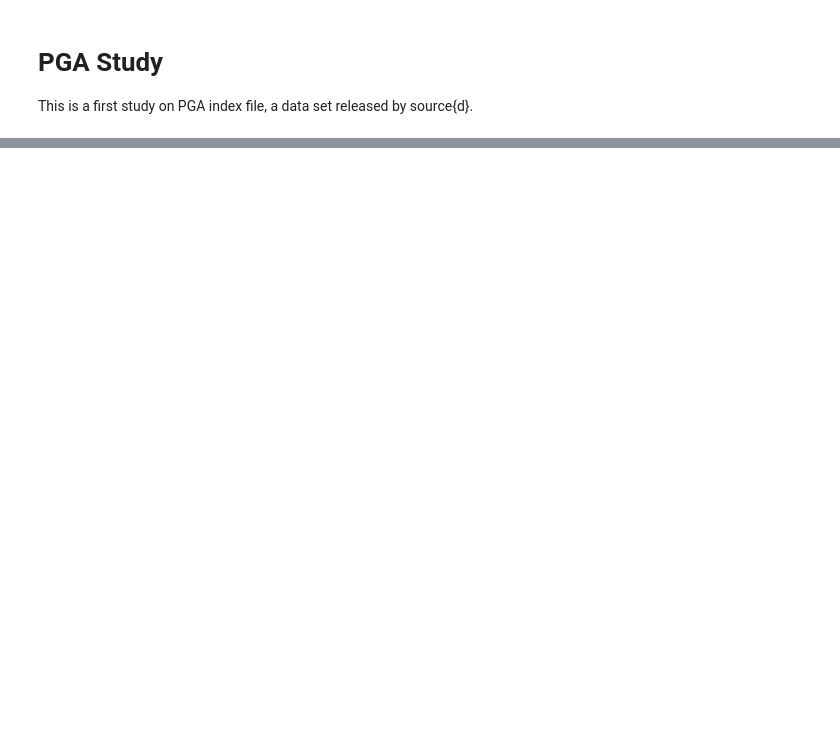
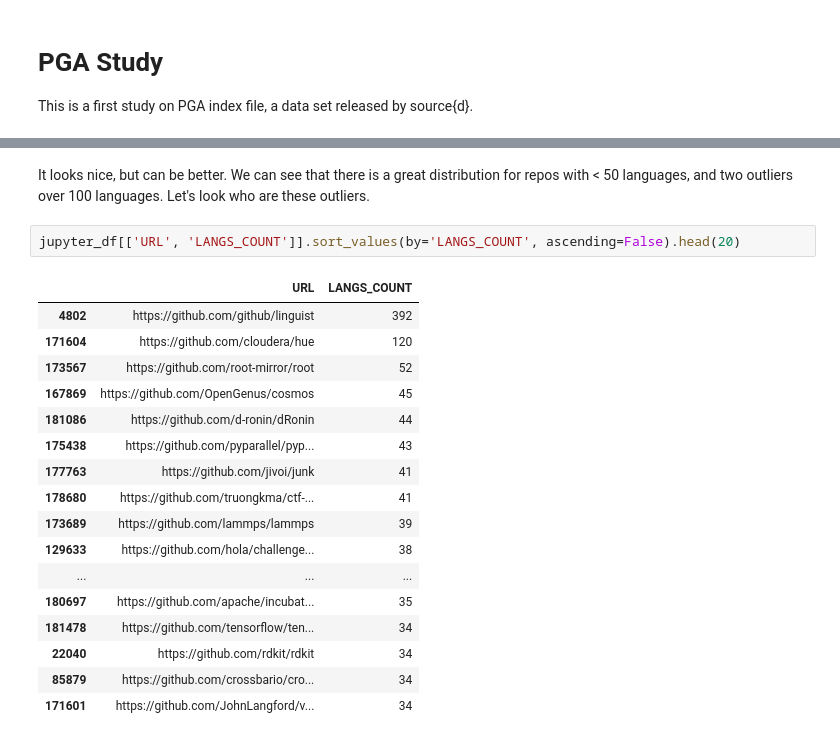
Before and after one commit to gomesfernanda/PGA_study, a Jupyter notebook: PGA_study.ipynb, the cells around one changed output, grey strips where cells are left out. Drawn from its saved outputs; the diff is of its cells as text; blank space fills up the shorter version.

```diff
--- a/PGA_study.ipynb
+++ b/PGA_study.ipynb
@@ -109,0 +63,23 @@ memory usage: 325.8+ KB
+# %% [markdown]
+It looks nice, but can be better.
+We can see that there is a great distribution for repos with < 50 languages, and two outliers over 100 languages. Let's look who are these outliers.
+# %%
+jupyter_df[['URL', 'LANGS_COUNT']].sort_values(by='LANGS_COUNT', ascending=False).head(20)
+# %% [output]
+|  | URL | LANGS_COUNT |
+| 4802 | https://github.com/github/linguist | 392 |
+| 171604 | https://github.com/cloudera/hue | 120 |
+| 173567 | https://github.com/root-mirror/root | 52 |
+| 167869 | https://github.com/OpenGenus/cosmos | 45 |
+| 181086 | https://github.com/d-ronin/dRonin | 44 |
+| 175438 | https://github.com/pyparallel/pyp... | 43 |
+| 177763 | https://github.com/jivoi/junk | 41 |
+| 178680 | https://github.com/truongkma/ctf-... | 41 |
+| 173689 | https://github.com/lammps/lammps | 39 |
+| 129633 | https://github.com/hola/challenge... | 38 |
+| ... | ... | ... |
+| 180697 | https://github.com/apache/incubat... | 35 |
+| 181478 | https://github.com/tensorflow/ten... | 34 |
+| 22040 | https://github.com/rdkit/rdkit | 34 |
+| 85879 | https://github.com/crossbario/cro... | 34 |
+| 171601 | https://github.com/JohnLangford/v... | 34 |
```
Also changed, not shown: parts of 17 cells of this notebook.
